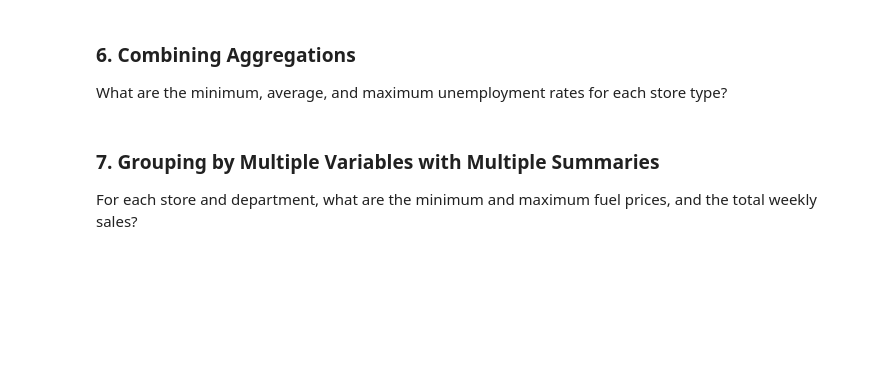
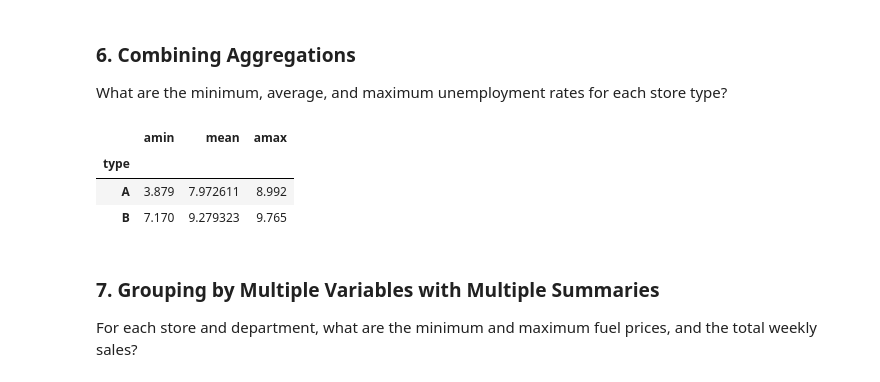
Before and after one commit to S827/python-programs, a Jupyter notebook: EDAPractice/DMWithPandas/CH2_AggregatingDataFrames/grouped_summary_statistics_practice_exercise.ipynb, the cells around one changed output. Drawn from its saved outputs; the diff is of its cells as text; code cells hidden in the pictures; blank space fills up the shorter version.

```diff
--- a/EDAPractice/DMWithPandas/CH2_AggregatingDataFrames/grouped_summary_statistics_practice_exercise.ipynb
+++ b/EDAPractice/DMWithPandas/CH2_AggregatingDataFrames/grouped_summary_statistics_practice_exercise.ipynb
@@ -145,6 +145,13 @@ sales[sales['is_holiday']]
 ### 6. Combining Aggregations
 
 What are the minimum, average, and maximum unemployment rates for each store type?
+# %%
+sales.groupby('type')['unemployment'].agg([np.min, np.mean, np.max])
+# %% [output]
+|  | amin | mean | amax |
+| type |  |  |  |
+| A | 3.879 | 7.972611 | 8.992 |
+| B | 7.170 | 9.279323 | 9.765 |
 # %% [markdown]
 ### 7. Grouping by Multiple Variables with Multiple Summaries
 
```
Also changed, not shown: parts of 1 cell of this notebook.
